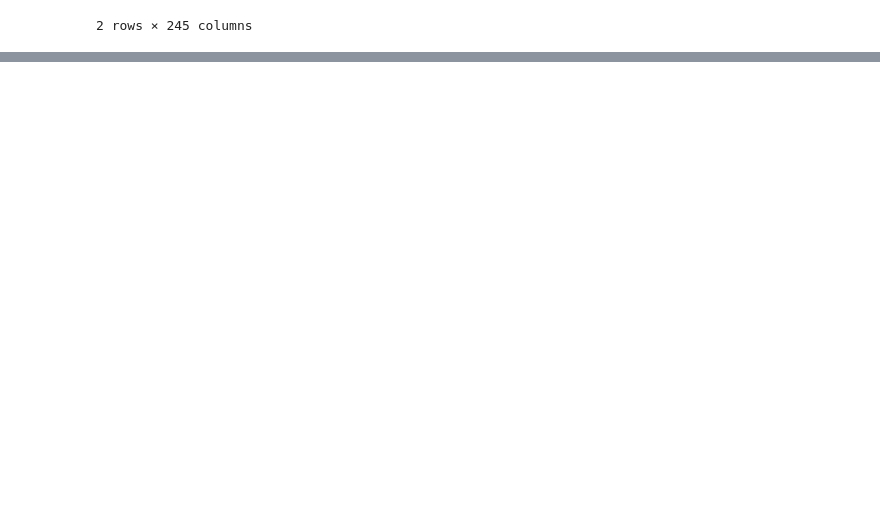
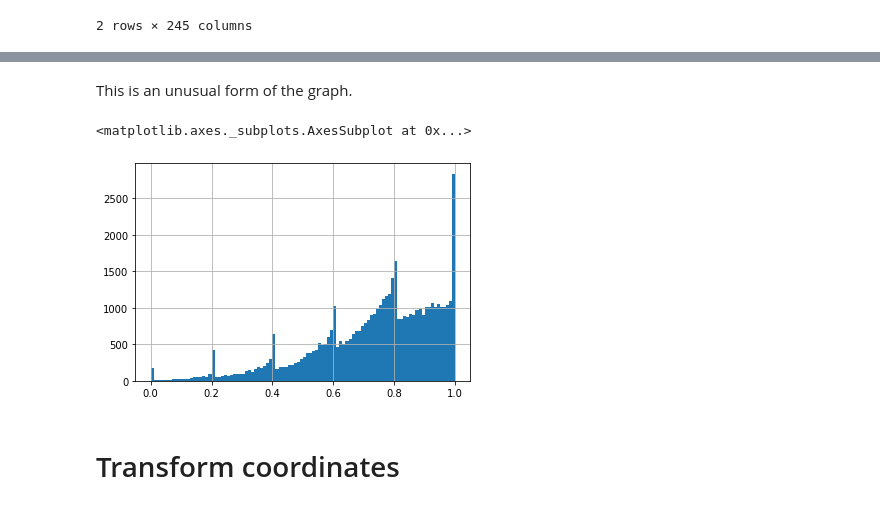
Before and after one commit to tankonst/game_winner_binary_classifier, a Jupyter notebook: transformations_tk.ipynb, the cells around one changed output, grey strips where cells are left out. Cells and saved outputs as stored; diff of their text form; code cells hidden in the pictures; blank space fills up the shorter version.

```diff
--- a/transformations_tk.ipynb
+++ b/transformations_tk.ipynb
@@ -91,0 +71,33 @@ plan:
+# %%
+def are_dead(x):
+    ans = 0
+    for el in x:
+        if el == 0:
+            ans += 1
+    return ans
+# %%
+# add number of dead players at the end of the game in each team
+
+d_health = ['d{}_health'.format(i) for i in range(1,6)]
+new_features['d_dead'] = full_df[d_health].apply(are_dead, axis = 1)
+r_health = ['r{}_health'.format(i) for i in range(1,6)]
+new_features['r_dead'] = full_df[r_health].apply(are_dead, axis = 1)
+# %%
+# calculate the proportion of health
+percentage_health = 0
+for j in range(5):
+    max_health = '{}_max_health'.format(d_health[j].split('_')[0])
+    health = 'd{}_health'.format(j+1)
+    ph = full_df[health]/full_df[max_health]
+    percentage_health += 1/5*ph
+
+new_features['d_health_avg'] = percentage_health
+
+percentage_health = 0
+for j in range(5):
+    max_health = '{}_max_health'.format(r_health[j].split('_')[0])
+    health = 'r{}_health'.format(j+1)
+    ph = full_df[health]/full_df[max_health]
+    percentage_health += 1/5*ph
+
+new_features['r_health_avg'] = percentage_health
@@ -91,0 +115,9 @@ plan:
+# %% [markdown]
+This is an unusual form of the graph.
+# %%
+new_features.r_health_avg.hist(bins =100)
+# %% [output]
+<matplotlib.axes._subplots.AxesSubplot at 0x...>
+[figure, added]
+# %% [markdown]
+# Transform coordinates
```
Also changed, not shown: parts of 22 cells of this notebook, 1 other file.
